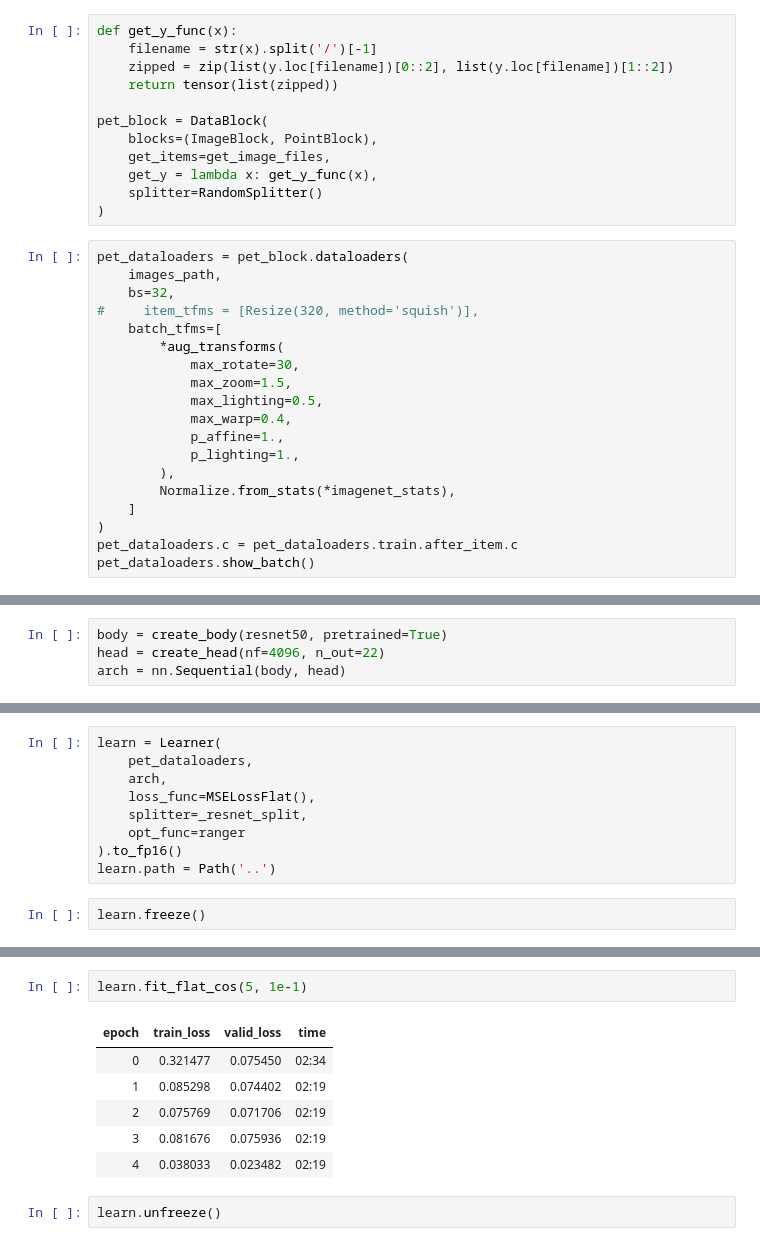
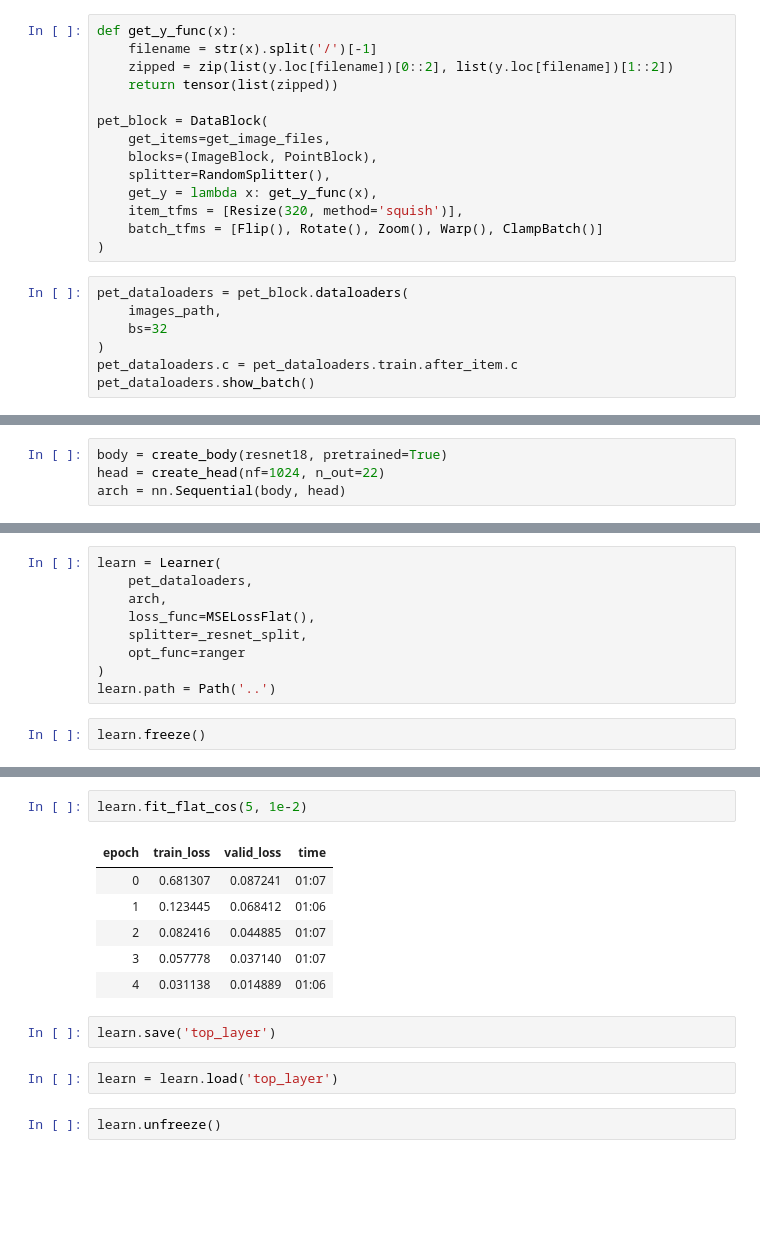
Before and after one commit to HenryDashwood/facial-features-detector, a Jupyter notebook: code/xresnet.ipynb, the cells around one changed output, grey strips where cells are left out. Cells and saved outputs as stored; diff of their text form; blank space fills up the shorter version.

```diff
--- a/code/xresnet.ipynb
+++ b/code/xresnet.ipynb
@@ -25,27 +41,17 @@ def get_y_func(x):
     return tensor(list(zipped))
 
 pet_block = DataBlock(
+    get_items=get_image_files,
     blocks=(ImageBlock, PointBlock),
-    get_items=get_image_files,
+    splitter=RandomSplitter(),
     get_y = lambda x: get_y_func(x),
-    splitter=RandomSplitter()
+    item_tfms = [Resize(320, method='squish')],
+    batch_tfms = [Flip(), Rotate(), Zoom(), Warp(), ClampBatch()]
 )
 # %%
 pet_dataloaders = pet_block.dataloaders(
     images_path,
-    bs=32,
-#     item_tfms = [Resize(320, method='squish')],
-    batch_tfms=[
-        *aug_transforms(
-            max_rotate=30,
-            max_zoom=1.5,
-            max_lighting=0.5,
-            max_warp=0.4,
-            p_affine=1.,
-            p_lighting=1.,
-        ),
-        Normalize.from_stats(*imagenet_stats),
-    ]
+    bs=32
 )
 pet_dataloaders.c = pet_dataloaders.train.after_item.c
 pet_dataloaders.show_batch()
@@ -54,6 +60,6 @@ pet_dataloaders.show_batch()
 # %%
-body = create_body(resnet50, pretrained=True)
-head = create_head(nf=4096, n_out=22)
+body = create_body(resnet18, pretrained=True)
+head = create_head(nf=1024, n_out=22)
 arch = nn.Sequential(body, head)
 # %%
 def _resnet_split(m):
@@ -67,7 +73,7 @@ learn = Learner(
     loss_func=MSELossFlat(),
     splitter=_resnet_split,
     opt_func=ranger
-).to_fp16()
+)
 learn.path = Path('..')
 # %%
 learn.freeze()
@@ -80,12 +86,16 @@ learn.lr_find()
 # %%
-learn.fit_flat_cos(5, 1e-1)
+learn.fit_flat_cos(5, 1e-2)
 # %% [output]
 | epoch | train_loss | valid_loss | time |
-| 0 | 0.321477 | 0.075450 | 02:34 |
-| 1 | 0.085298 | 0.074402 | 02:19 |
-| 2 | 0.075769 | 0.071706 | 02:19 |
-| 3 | 0.081676 | 0.075936 | 02:19 |
-| 4 | 0.038033 | 0.023482 | 02:19 |
+| 0 | 0.681307 | 0.087241 | 01:07 |
+| 1 | 0.123445 | 0.068412 | 01:06 |
+| 2 | 0.082416 | 0.044885 | 01:07 |
+| 3 | 0.057778 | 0.037140 | 01:07 |
+| 4 | 0.031138 | 0.014889 | 01:06 |
+# %%
+learn.save('top_layer')
+# %%
+learn = learn.load('top_layer')
 # %%
 learn.unfreeze()
 # %%
```
Also changed, not shown: parts of 7 cells of this notebook.
